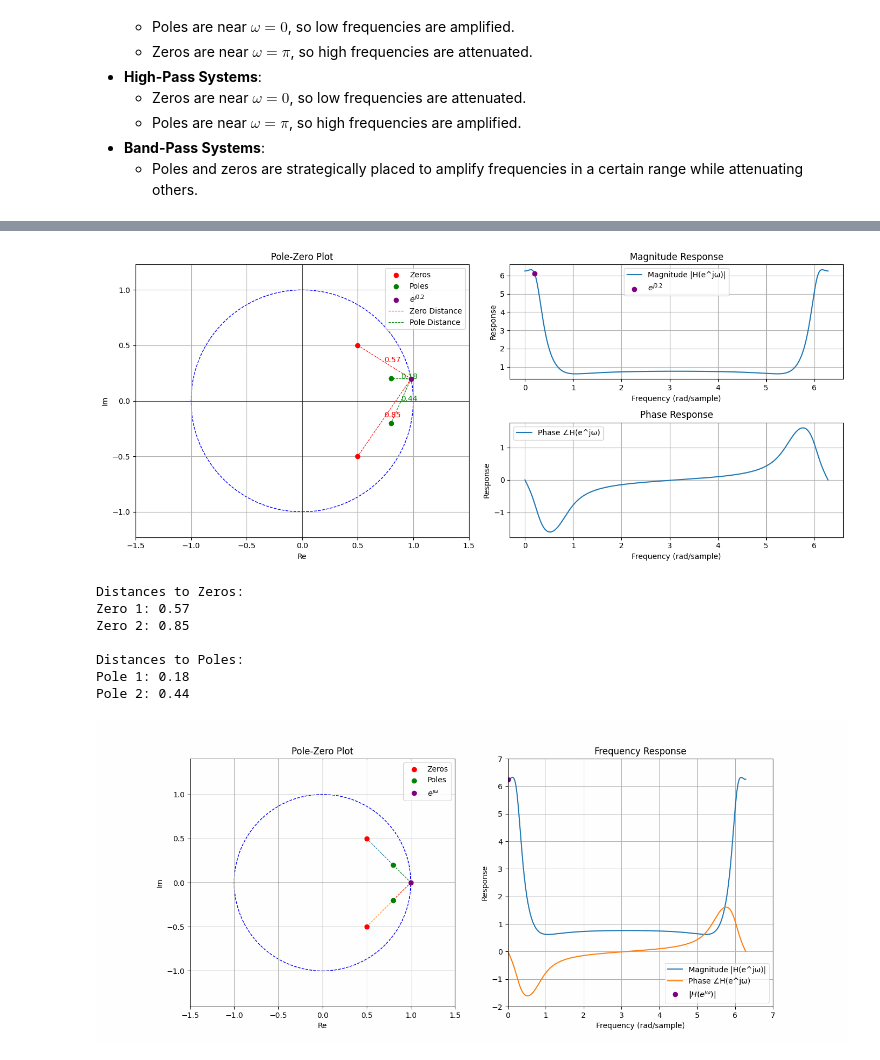
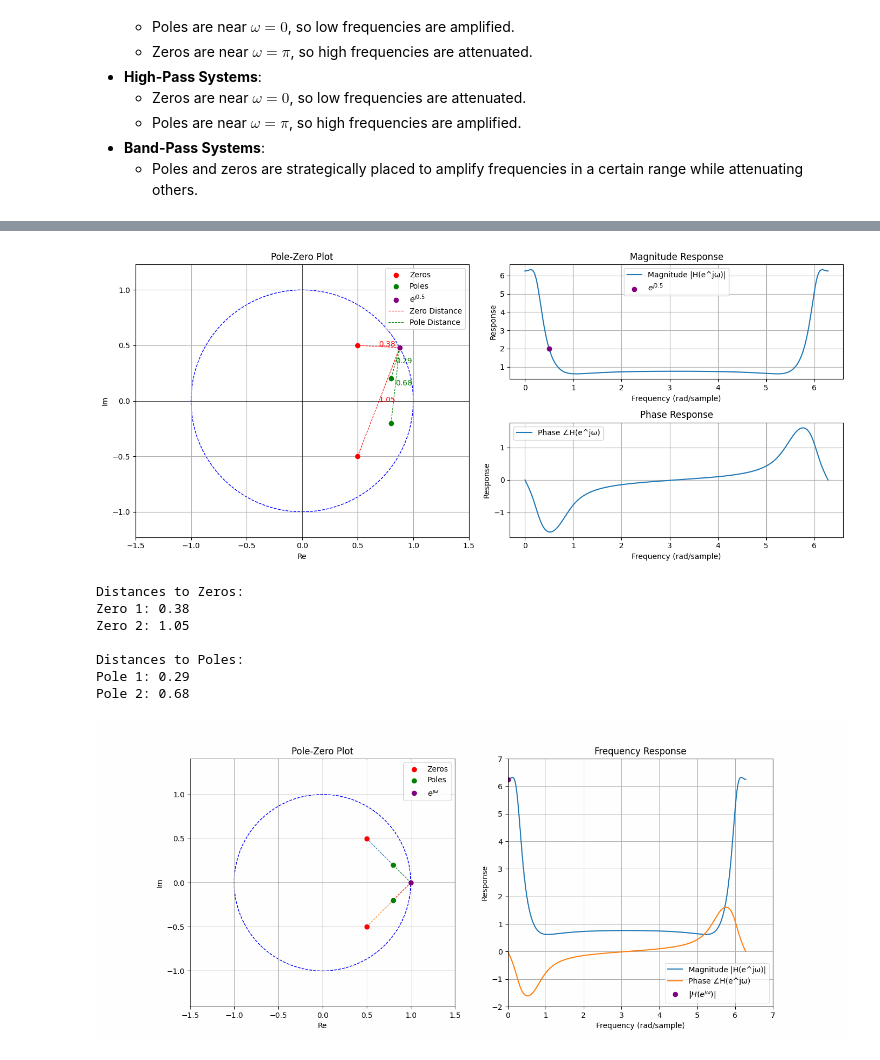
Before and after one commit to zharfanw/zhongshan_dsp_python, a Jupyter notebook: 10_Transform_DomainSystem.ipynb, the cells around one changed output, grey strips where cells are left out. Cells and saved outputs as stored; diff of their text form; code cells hidden in the pictures.

```diff
--- a/10_Transform_DomainSystem.ipynb
+++ b/10_Transform_DomainSystem.ipynb
@@ -496,7 +496,7 @@ omega = np.linspace(0, 2 * np.pi, 1000)
 ejw = np.exp(1j * omega)  # Points on the unit circle
 
 # Example point on the unit circle
-sample_omega = 0.2
+sample_omega = 0.5
 e_j0_2 = np.exp(1j * sample_omega)
 H_e_j0_2 = np.abs(np.prod([e_j0_2 - z for z in zeros], axis=0) / np.prod([e_j0_2 - p for p in poles], axis=0))
 
@@ -524,7 +524,7 @@ circle = plt.Circle((0, 0), 1, color='blue', fill=False, linestyle='--')
 plt.gca().add_artist(circle)
 plt.scatter([z.real for z in zeros], [z.imag for z in zeros], color='red', label='Zeros', zorder=5)
 plt.scatter([p.real for p in poles], [p.imag for p in poles], color='green', label='Poles', zorder=5)
-plt.scatter(e_j0_2.real, e_j0_2.imag, color='purple', label='$e^{j0.2}$', zorder=6)
+plt.scatter(e_j0_2.real, e_j0_2.imag, color='purple', label='$e^{j'+str(sample_omega)+'}$', zorder=6)
 
 # Draw lines from e^{j0.2} to each pole and zero, and annotate distances
 for i, z in enumerate(zeros):
@@ -546,42 +546,42 @@ plt.grid()
 # Subplot 2: Frequency Response
 plt.subplot(2, 2, 2)
 plt.plot(omega, magnitude, label="Magnitude |H(e^jω)|")
-plt.scatter(0.2, H_e_j0_2, color='purple', label='$e^{j0.2}$', zorder=6)
+plt.scatter(sample_omega, H_e_j0_2, color='purple', label='$e^{j'+str(sample_omega)+'}$', zorder=6)
 plt.title("Magnitude Response")
 plt.xlabel("Frequency (rad/sample)")
 plt.ylabel("Response")
 plt.legend()
 plt.grid()
 
 # Subplot 3: Frequency Response
 plt.subplot(2, 2, 4)
 plt.plot(omega, phase, label="Phase ∠H(e^jω)")
 plt.title("Phase Response")
 plt.xlabel("Frequency (rad/sample)")
 plt.ylabel("Response")
 plt.legend()
 plt.grid()
 
 plt.tight_layout()
 plt.show()
 
 # Print distances
 print("Distances to Zeros:")
 for i, d in enumerate(distances_to_zeros):
     print(f"Zero {i + 1}: {d:.2f}")
 
 print("\nDistances to Poles:")
 for i, d in enumerate(distances_to_poles):
     print(f"Pole {i + 1}: {d:.2f}")
 # %% [output]
-[figure, old version]
+[figure, new version]
 Distances to Zeros:
-Zero 1: 0.57
-Zero 2: 0.85
+Zero 1: 0.38
+Zero 2: 1.05
 
 Distances to Poles:
-Pole 1: 0.18
-Pole 2: 0.44
+Pole 1: 0.29
+Pole 2: 0.68
 # %%
 import numpy as np
 import matplotlib.pyplot as plt
```
Also changed, not shown: parts of 3 cells of this notebook.
